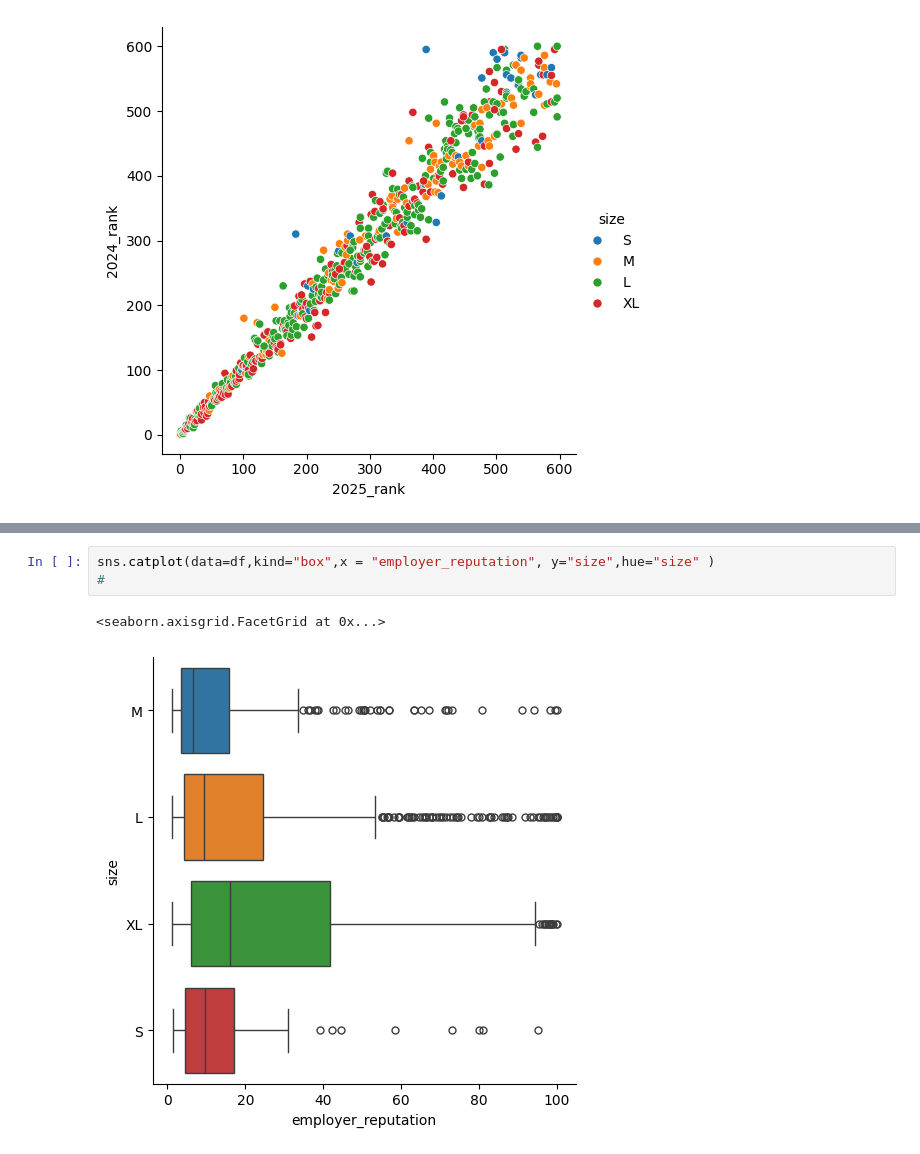
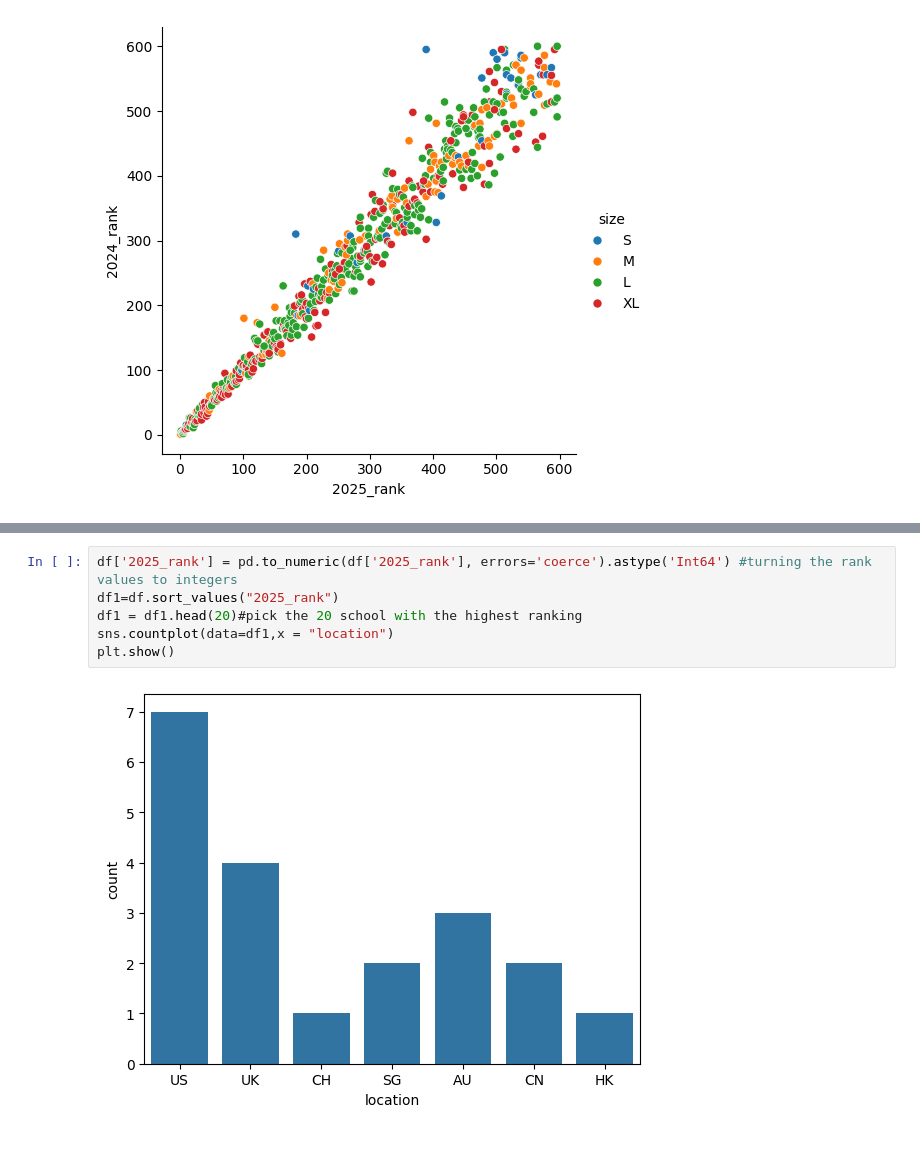
Before and after one commit to thezachdrake/UMD-INST760-Summer2024, a Jupyter notebook: notebooks/Getachew_notebook_final.ipynb, the cells around one changed output, grey strips where cells are left out. Drawn from its saved outputs; the diff is of its cells as text.

```diff
--- a/notebooks/Getachew_notebook_final.ipynb
+++ b/notebooks/Getachew_notebook_final.ipynb
@@ -57,6 +43,8 @@ sns.countplot(data=df,x = "employer_reputation",hue="size")
-# %%
-sns.catplot(data=df,kind="box",x = "employer_reputation", y="size",hue="size" )
-#
-# %% [output]
-<seaborn.axisgrid.FacetGrid at 0x...>
-[figure, removed]
+# %%
+df['2025_rank'] = pd.to_numeric(df['2025_rank'], errors='coerce').astype('Int64') #turning the rank values to integers
+df1=df.sort_values("2025_rank")
+df1 = df1.head(20)#pick the 20 school with the highest ranking
+sns.countplot(data=df1,x = "location")
+plt.show()
+# %% [output]
+[figure, added]
```
Also changed, not shown: parts of 9 cells of this notebook.
